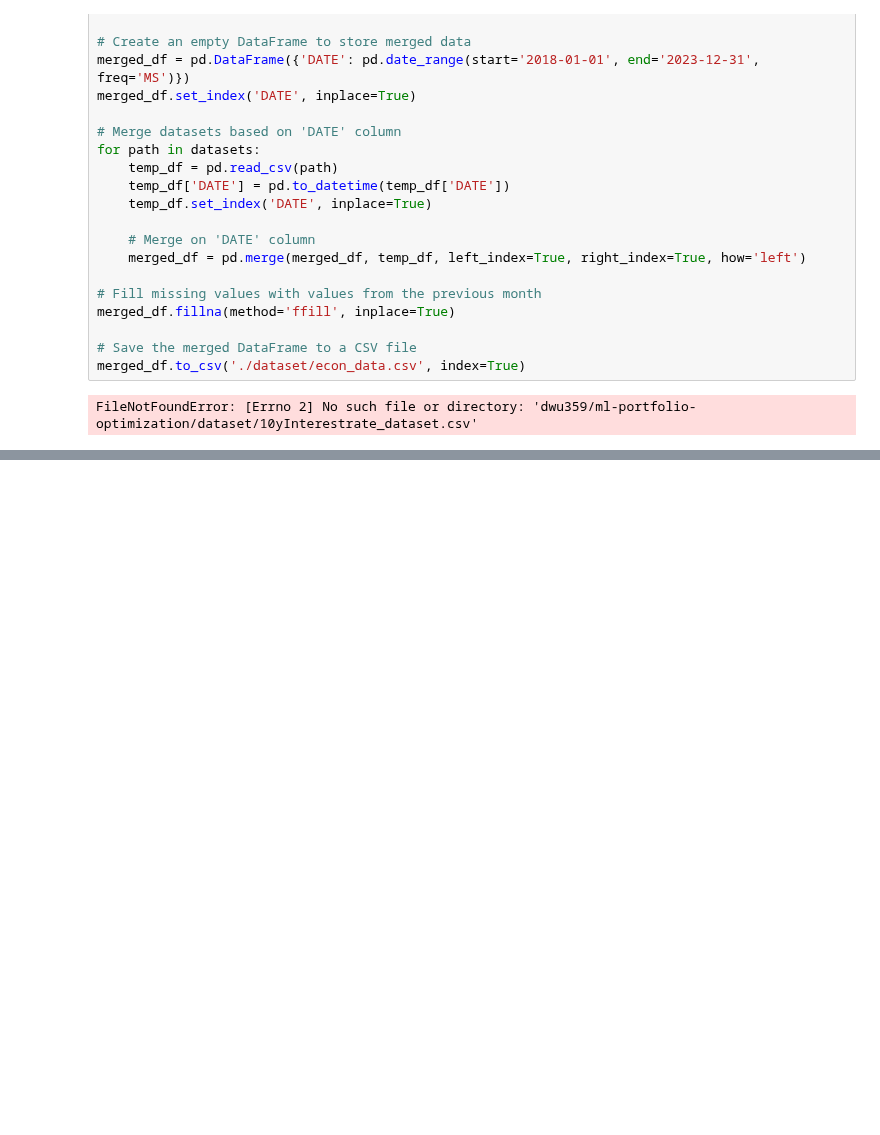
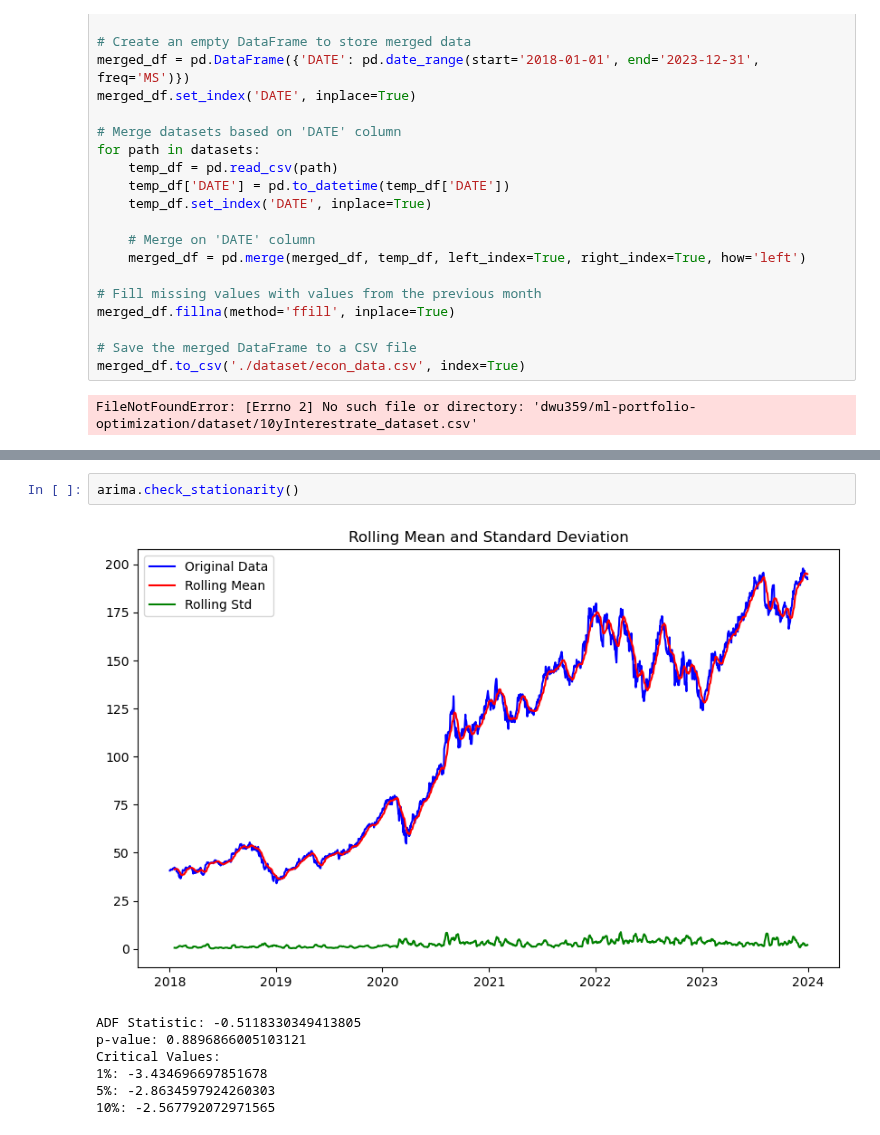
Before and after one commit to dwu359/ml-portfolio-optimization, a Jupyter notebook: portfolio_optimization.ipynb, the cells around one changed output, grey strips where cells are left out. Cells and saved outputs as stored; diff of their text form; blank space fills up the shorter version.

```diff
--- a/portfolio_optimization.ipynb
+++ b/portfolio_optimization.ipynb
@@ -63,0 +169,10 @@ FileNotFoundError: [Errno 2] No such file or directory: 'dwu359/ml-portfolio-opt
+# %%
+arima.check_stationarity()
+# %% [output]
+[figure, added]
+ADF Statistic: -0.5118330349413805
+p-value: 0.8896866005103121
+Critical Values:
+1%: -3.434696697851678
+5%: -2.8634597924260303
+10%: -2.567792072971565
```
Also changed, not shown: parts of 20 cells of this notebook, 2 other files.
